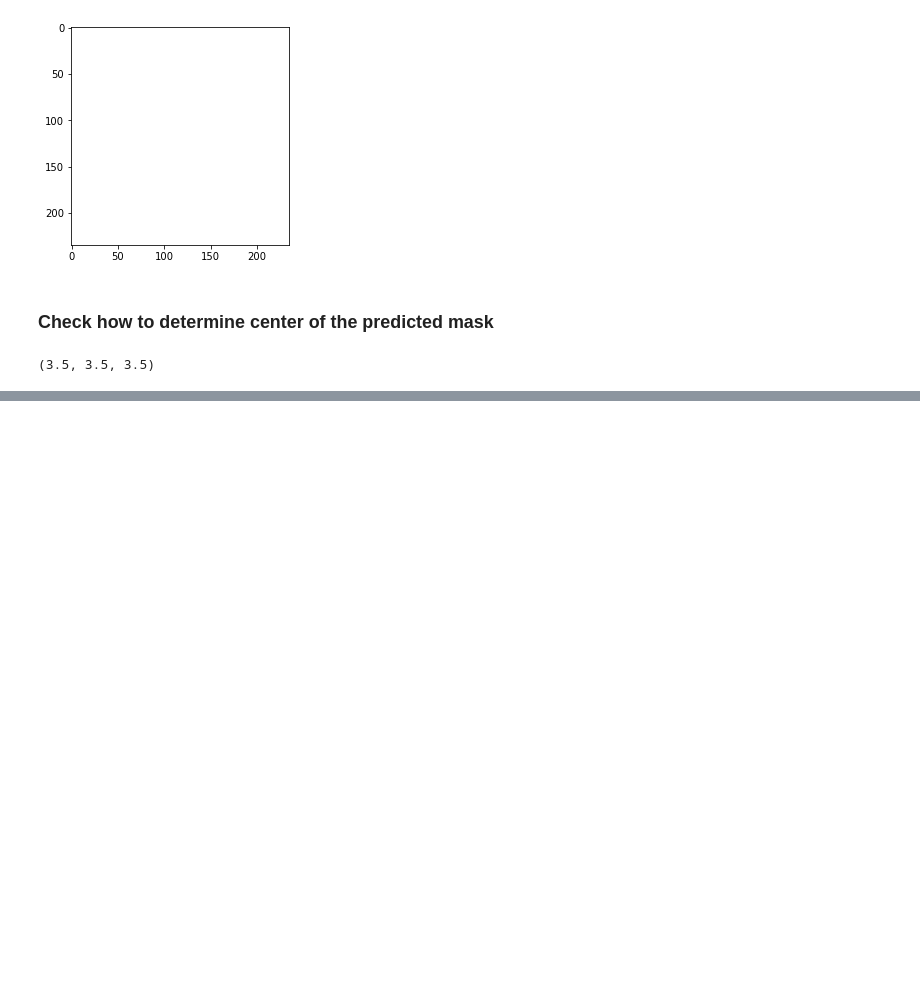
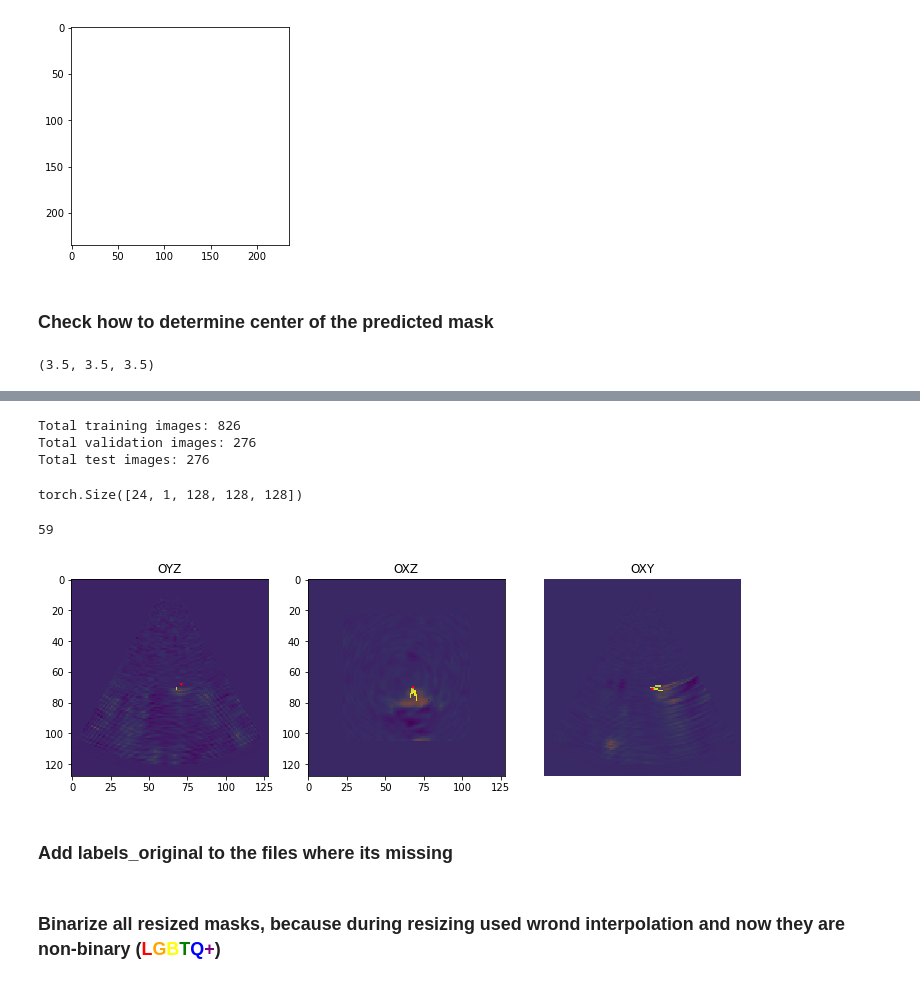
Before and after one commit to ryabovasasha08/US_3D_needle_detection, a Jupyter notebook: drafts.ipynb, the cells around one changed output, grey strips where cells are left out. Drawn from its saved outputs; the diff is of its cells as text; code cells hidden in the pictures; blank space fills up the shorter version.

Commit message:
Check FrameDiffDataset in drafts.py Develop scripts to fix unbinarized resized masks and add missing original labels

```diff
--- a/drafts.ipynb
+++ b/drafts.ipynb
@@ -337,0 +368,74 @@ get_center_of_nonzero_4d_slice(torch.Tensor(mask_start))
+# %%
+from sklearn.model_selection import train_test_split
+
+X_train, X_vt = train_test_split(X[:, :], test_size=VALID_PERCENT+TEST_PERCENT, random_state=42, shuffle = True)
+X_valid, X_test = train_test_split(X_vt[:, :], test_size=TEST_PERCENT/(VALID_PERCENT+TEST_PERCENT), random_state=42,shuffle=True)
+print(f"Total training images: {X_train.shape[0]}")
+print(f"Total validation images: {X_valid.shape[0]}")
+print(f"Total test images: {X_test.shape[0]}")
+# %% [output]
+Total training images: 826
+Total validation images: 276
+Total test images: 276
+# %%
+from utils.datasets import FrameDiffDataset, my_collate
+import torch
+
+train_dataset = FrameDiffDataset(X_train)
+valid_dataset = FrameDiffDataset(X_valid)
+test_dataset = FrameDiffDataset(X_test)
+train_dataloader = torch.utils.data.DataLoader(train_dataset,batch_size=BATCH_TRAIN,shuffle=True, collate_fn=my_collate)
+valid_dataloader = torch.utils.data.DataLoader(valid_dataset,batch_size=BATCH_VALID,shuffle=True, collate_fn=my_collate)
+test_dataloader = torch.utils.data.DataLoader(test_dataset,batch_size=BATCH_TEST,shuffle=True, collate_fn=my_collate)
+# %%
+# To check the labels
+# To check the speed of accessing data. Result for batch size=24: 8s/batch
+from tqdm import tqdm
+for sample in tqdm(iter(train_dataloader)):
+    print(sample['image'].shape)
+    break
+# %% [output]
+torch.Size([24, 1, 128, 128, 128])
+# %%
+sample_first = {'image':sample['image'][0],'mask':sample['mask'][0],'label':sample['label'][0].int() }
+# %%
+np.count_nonzero(sample['mask'][0].detach().numpy())
+# %% [output]
+59
+# %%
+from utils.display_utils import show_sample
+from matplotlib import pyplot as plt, patches
+
+fig = plt.figure(figsize=(12, 12))
+sample = sample_first
+
+x = sample['label'][0].int()
+y = sample['label'][1].int()
+z = sample['label'][2].int()
+
+ax1 = fig.add_subplot(1, 3, 1)
+plt.title("OYZ")
+plt.imshow(sample['image'][0, x, :, :], interpolation='none')
+plt.imshow(sample['mask'][0, x, :, :], interpolation='none', alpha = 0.7)
+ax1.add_patch(patches.Circle((y, z), radius=0.5, color='red'))
+
+
+ax2 = fig.add_subplot(1, 3, 2)
+plt.title("OXZ")
+plt.imshow(sample['image'][0, :, y, :], interpolation='none')
+plt.imshow(sample['mask'][0, :, y, :], interpolation='none', alpha = 0.7)
+ax2.add_patch(patches.Circle((z, x), radius=0.5, color='red'))
+
+
+ax3 = fig.add_subplot(1, 3, 3)
+plt.title("OXY")
+plt.imshow(sample['image'][0, :, :, z].T, interpolation='none')
+plt.imshow(sample['mask'][0, :, :, z].T, interpolation='none', alpha = 0.7)
+ax3.add_patch(patches.Circle((x, y), radius=0.5, color='red'))
+
+plt.axis('off')
+plt.show()
+# %% [output]
+[figure, added]
+# %% [markdown]
+### Add labels_original to the files where its missing
@@ -337,0 +465,2 @@ get_center_of_nonzero_4d_slice(torch.Tensor(mask_start))
+# %% [markdown]
+### Binarize all resized masks, because during resizing used wrond interpolation and now they are non-binary (<font color='red'>L</font><font color='orange'>G</font><font color='yellow'>B</font><font color='green'>T</font><font color='blue'>Q</font><font color='purple'>+</font>)
```
Also changed, not shown: parts of 10 cells of this notebook.
